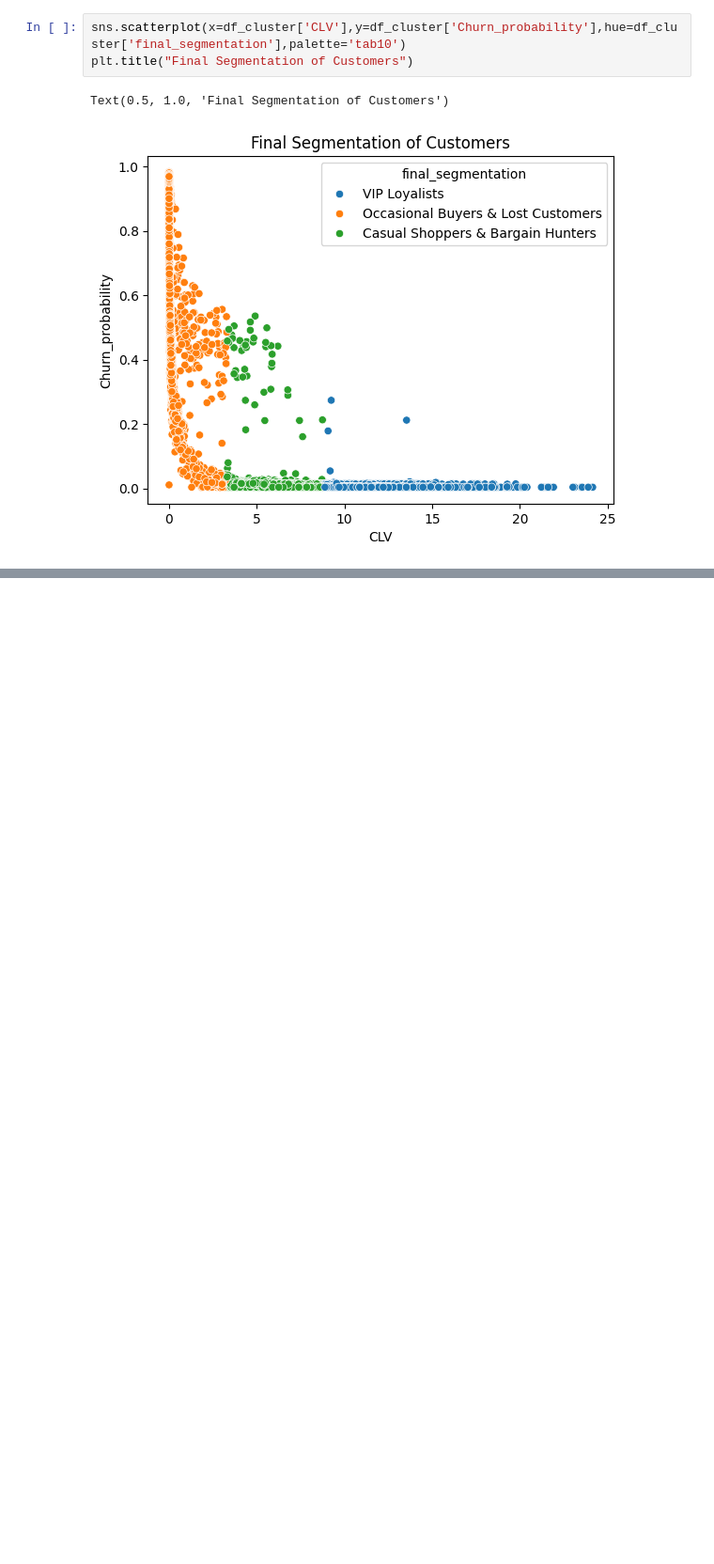
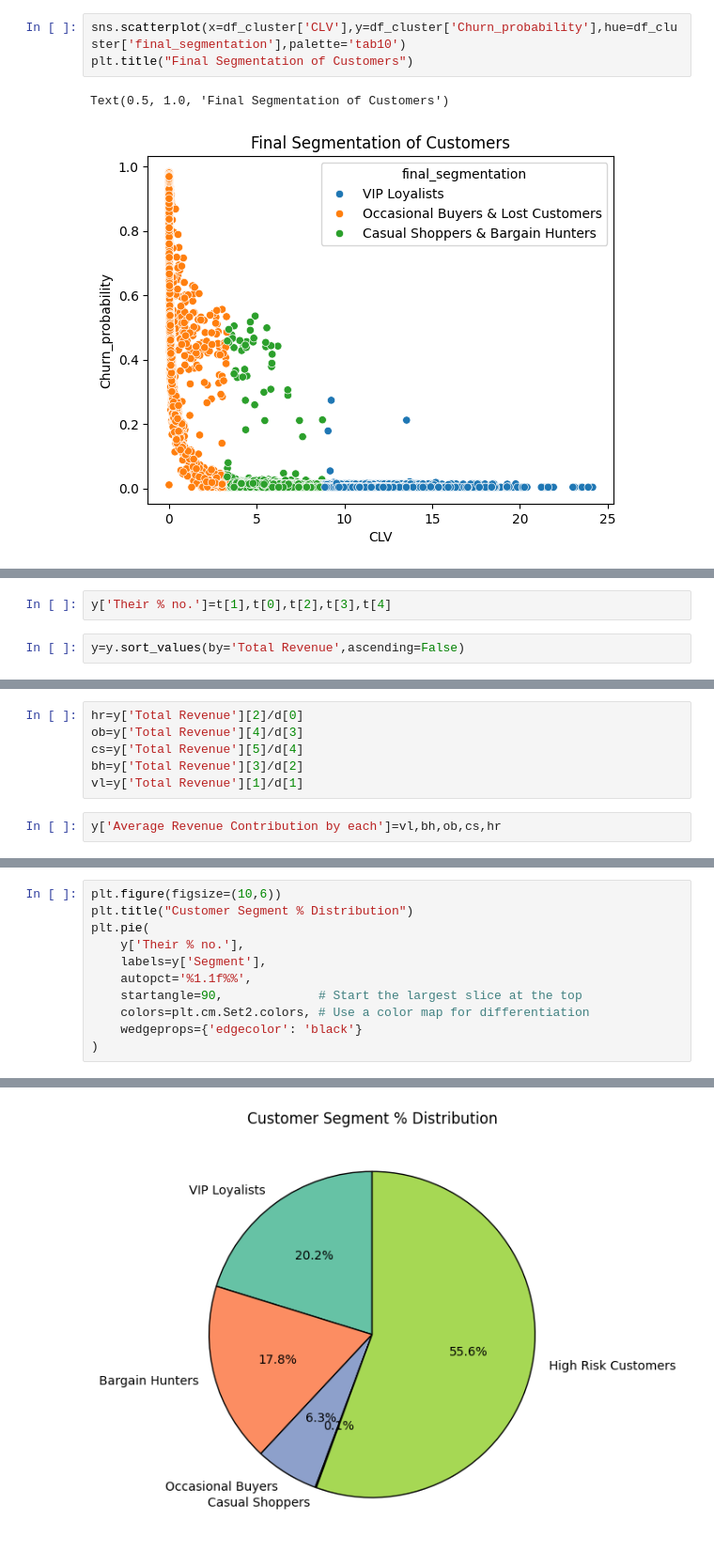
Before and after one commit to akshatsinha2027/Customer-360, a Jupyter notebook: Customer Clustering.ipynb, the cells around one changed output, grey strips where cells are left out. Shown: that part at 94% size. Cells and saved outputs as stored; diff of their text form; blank space fills up the shorter version.

Commit message:
Some more Business insights from the segmentation & revenue data

```diff
--- a/Customer Clustering.ipynb
+++ b/Customer Clustering.ipynb
@@ -156,0 +200,4 @@ sns.scatterplot(x=df_cluster['CLV'],y=df_cluster['Churn_probability'],hue=new['f
+# %%
+y['Their % no.']=t[1],t[0],t[2],t[3],t[4]
+# %%
+y=y.sort_values(by='Total Revenue',ascending=False)
@@ -156,0 +213,8 @@ sns.scatterplot(x=df_cluster['CLV'],y=df_cluster['Churn_probability'],hue=new['f
+# %%
+hr=y['Total Revenue'][2]/d[0]
+ob=y['Total Revenue'][4]/d[3]
+cs=y['Total Revenue'][5]/d[4]
+bh=y['Total Revenue'][3]/d[2]
+vl=y['Total Revenue'][1]/d[1]
+# %%
+y['Average Revenue Contribution by each']=vl,bh,ob,cs,hr
@@ -156,0 +230,12 @@ sns.scatterplot(x=df_cluster['CLV'],y=df_cluster['Churn_probability'],hue=new['f
+# %%
+plt.figure(figsize=(10,6))
+plt.title("Customer Segment % Distribution")
+plt.pie(
+    y['Their % no.'],
+    labels=y['Segment'],
+    autopct='%1.1f%%',
+    startangle=90,             # Start the largest slice at the top
+    colors=plt.cm.Set2.colors, # Use a color map for differentiation
+    wedgeprops={'edgecolor': 'black'}
+)
+# %% [output]
@@ -156,0 +257 @@ sns.scatterplot(x=df_cluster['CLV'],y=df_cluster['Churn_probability'],hue=new['f
+[figure, added]
```
Also changed, not shown: parts of 16 cells of this notebook.
